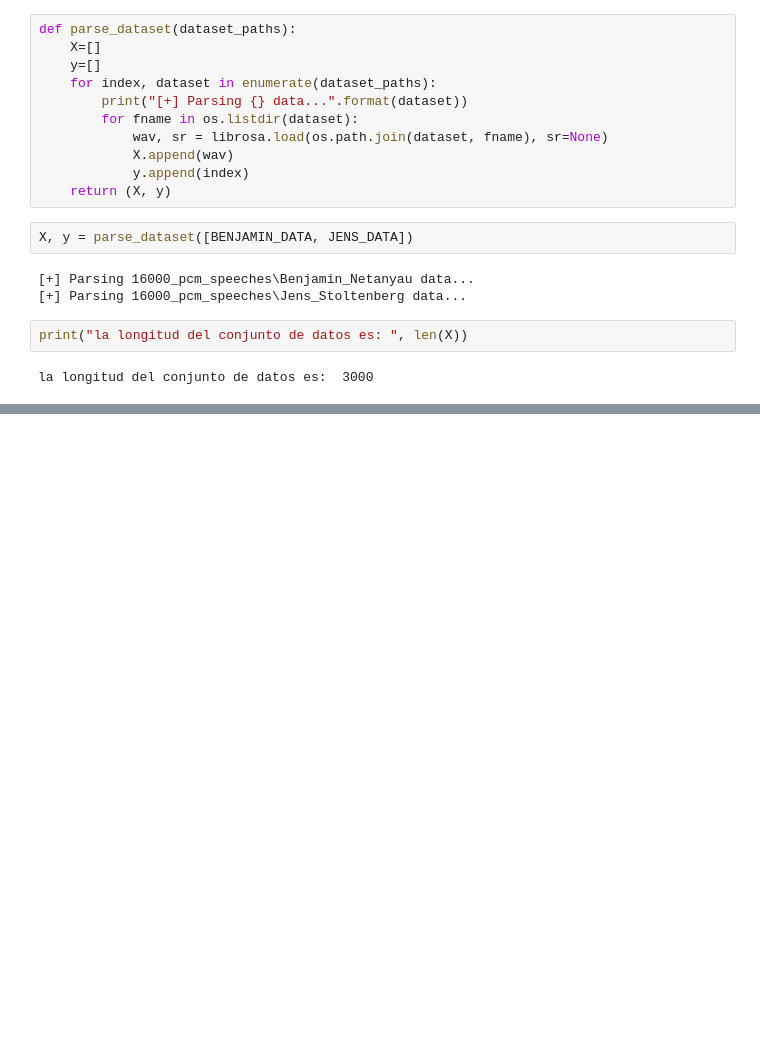
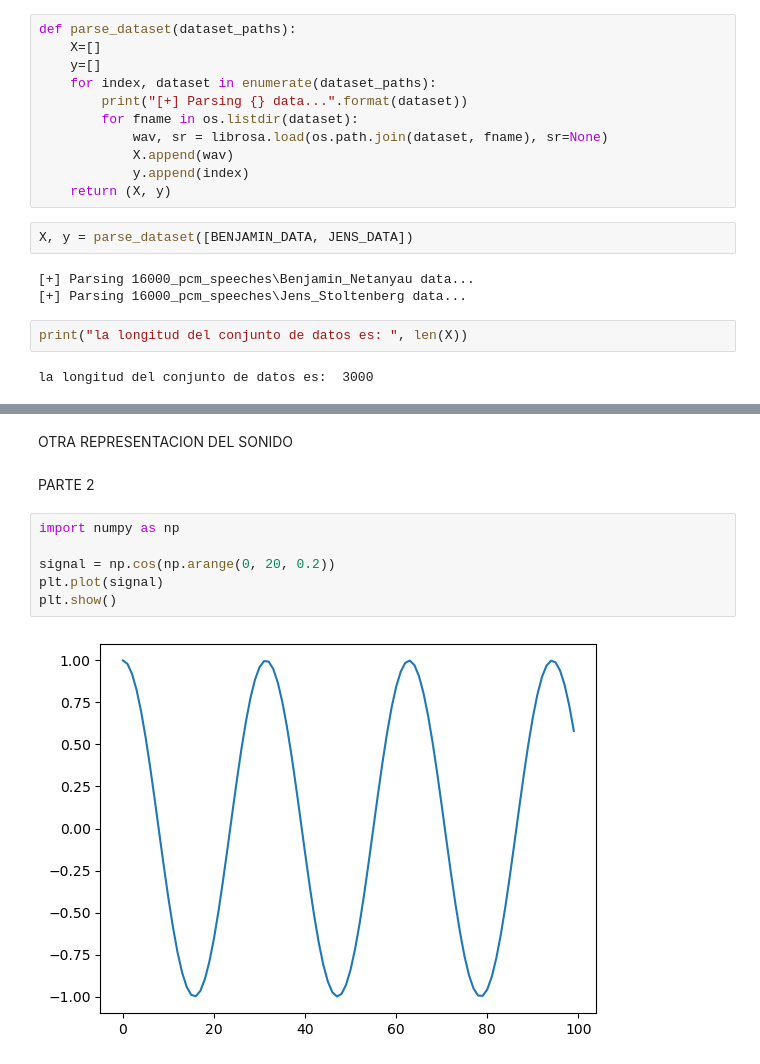
Before and after one commit to Luis127Florez/jupiterPrueba, a Jupyter notebook: perceptronMulticapaAudios.ipynb, the cells around one changed output, grey strips where cells are left out. Saved outputs shown, nothing was run; the diff lists cells and outputs as text; blank space fills up the shorter version.

```diff
--- a/perceptronMulticapaAudios.ipynb
+++ b/perceptronMulticapaAudios.ipynb
@@ -71,0 +100,12 @@ from sk
+# %% [markdown]
+OTRA REPRESENTACION DEL SONIDO
+# %% [markdown]
+PARTE 2
+# %%
+import numpy as np
+
+signal = np.cos(np.arange(0, 20, 0.2))
+plt.plot(signal)
+plt.show()
+# %% [output]
+[figure, added]
```
Also changed, not shown: parts of 19 cells of this notebook.
